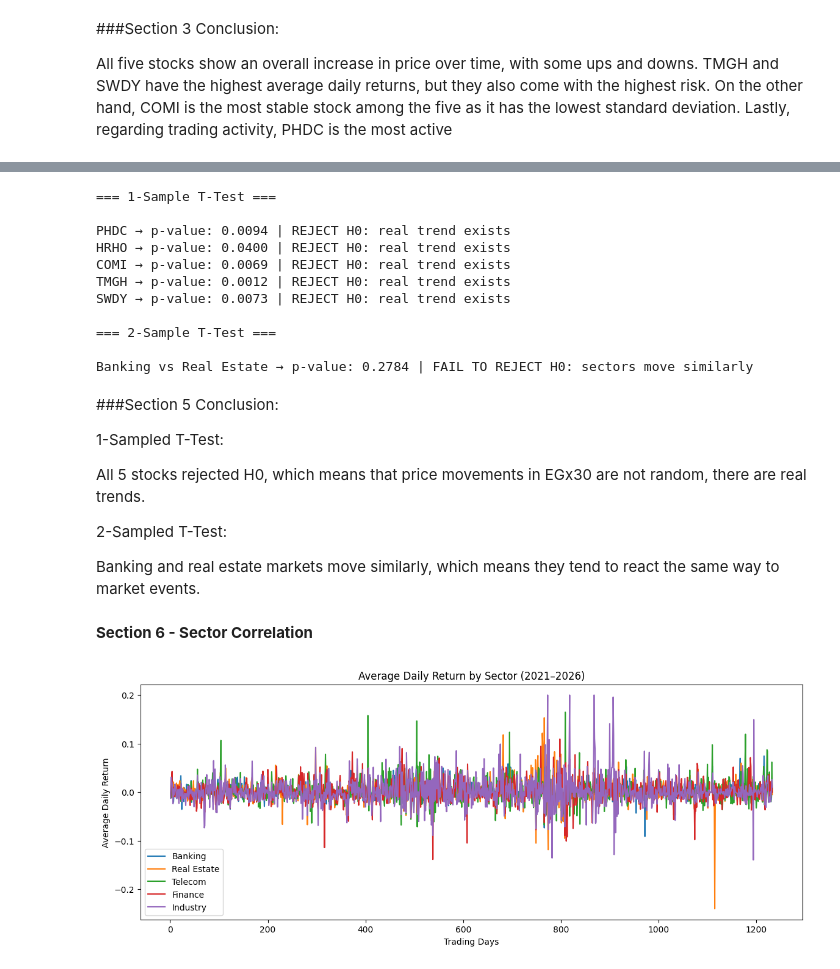
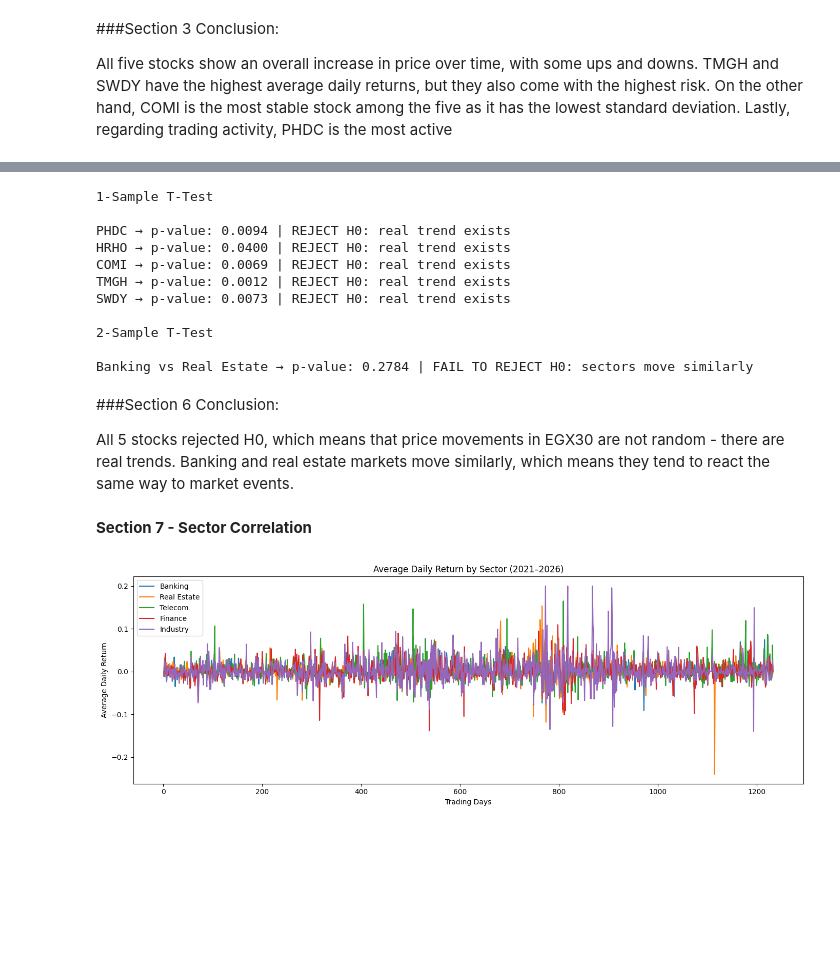
Before and after one commit to mohamedredasafan1/dataroom, a Jupyter notebook: EGx30_Analysis.ipynb, the cells around one changed output, grey strips where cells are left out. Cells and saved outputs as stored; diff of their text form; code cells hidden in the pictures; blank space fills up the shorter version.

```diff
--- a/EGx30_Analysis.ipynb
+++ b/EGx30_Analysis.ipynb
@@ -104,7 +95,6 @@ SWDY — rows: 1234, missing values left: 1
 # %% [markdown]
 **Section 3 - Exploratory Data Analysis (EDA)**
 # %%
-# In this section, we will focus on the top 5 stocks in the EGx30 index
 top5 = {
     'PHDC': stocks['PHDC'],  # Real Estate
     'HRHO': stocks['HRHO'],  # Finance
@@ -113,35 +103,30 @@ top5 = {
     'SWDY': stocks['SWDY'],  # Industry
 }
 
-# 1- Calculating daily returns summary statistics
-for name, df in top5.items():
-    mean = df['dailyReturn'].mean()   # average daily return
-    std  = df['dailyReturn'].std()    # how much it varies day to day
-    print(f"{name} → Average daily return: {mean:.4f} | Std deviation: {std:.4f}")
-
-
-# 2- Visualizing price trends
+# Closing price trends
 plt.figure(figsize=(14, 5))
 
 for name, df in top5.items():
-    plt.plot(df['Date'], df['Close'], label=name)
+    plt.plot(df.index, df['Close'], label=name)
 
 plt.title('Closing Price Over Time (2021–2026)')
 plt.xlabel('Date')
 plt.ylabel('Price (EGP)')
 plt.legend()
+plt.tight_layout()
 plt.show()
 
 
-# 3- Volume spikes
+# Volume spikes
 plt.figure(figsize=(14, 5))
 
 for name, df in top5.items():
-    plt.plot(df['Date'], df['Volume'], label=name)
+    plt.plot(df.index, df['Volume'], label=name)
 
 plt.title('Trading Volume Over Time (2021–2026)')
 plt.xlabel('Date')
 plt.ylabel('Volume (shares traded)')
 plt.legend()
+plt.tight_layout()
 plt.show()
 # %% [output]
@@ -158,0 +178,21 @@ All five stocks show an overall increase in price over time, with some ups and d
+# %%
+# Risk vs Return scatter , gives a quick read on which stocks
+# reward you per unit of risk taken
+fig, ax = plt.subplots(figsize=(9, 5))
+colors = plt.cm.tab10(range(len(desc_df)))
+
+for i, row in desc_df.iterrows():
+    ax.scatter(row['Std Dev (%)'], row['Mean Ret (%)'],
+               s=180, color=colors[i], zorder=5, label=row['Stock'])
+    ax.annotate(row['Stock'],
+                (row['Std Dev (%)'], row['Mean Ret (%)']),
+                textcoords='offset points', xytext=(7, 4), fontsize=9)
+
+ax.axhline(0, color='gray', linewidth=0.8, linestyle='--')
+ax.set_xlabel('Daily Volatility - Std Dev (%)')
+ax.set_ylabel('Mean Daily Return (%)')
+ax.set_title('Risk vs Return - All 10 Stocks')
+ax.legend(fontsize=8, ncol=2)
+ax.grid(True, alpha=0.3)
+plt.tight_layout()
+plt.show()
@@ -200,37 +235,36 @@ H1: The average daily return ≠ 0 (there is a real trend)
 We use a 1-sample t-test on each of the top 5 stocks,
 then a 2-sample t-test comparing Banking vs Real Estate.
 # %%
-# 1-Sample t-test:
-
-print("=== 1-Sample T-Test ===\n")
+# 1-Sample t-test
+print("1-Sample T-Test\n")
 
 for name, df in top5.items():
     result = stats.ttest_1samp(df['dailyReturn'].dropna(), 0)
     p = result.pvalue
     if p < 0.05:
-      conclusion = "REJECT H0: real trend exists"
+        conclusion = "REJECT H0: real trend exists"
     else:
-      conclusion = "FAIL TO REJECT H0: looks random"
+        conclusion = "FAIL TO REJECT H0: looks random"
     print(f"{name} → p-value: {p:.4f} | {conclusion}")
 
 
 # 2-Sample t-test (Banking vs Real Estate)
+print("\n2-Sample T-Test\n")
 
-print("\n=== 2-Sample T-Test ===\n")
+banking     = pd.concat([stocks['COMI']['dailyReturn'], stocks['CIEB']['dailyReturn']]).dropna()
+realestate  = pd.concat([stocks['TMGH']['dailyReturn'], stocks['PHDC']['dailyReturn']]).dropna()
 
-banking = pd.concat([stocks['COMI']['dailyReturn'], stocks['CIEB']['dailyReturn']]).dropna()
+result = stats.ttest_ind(banking, realestate, equal_var=False)
+p = result.pvalue
 
-realestate = pd.concat([stocks['TMGH']['dailyReturn'], stocks['PHDC']['dailyReturn']]).dropna()
-
-result = stats.ttest_ind(banking, realestate)
-p = result.pvalue
 if p < 0.05:
     conclusion = "REJECT H0: sectors move differently"
 else:
     conclusion = "FAIL TO REJECT H0: sectors move similarly"
+
 print(f"Banking vs Real Estate → p-value: {p:.4f} | {conclusion}")
 # %% [output]
-=== 1-Sample T-Test ===
+1-Sample T-Test
 
 PHDC → p-value: 0.0094 | REJECT H0: real trend exists
 HRHO → p-value: 0.0400 | REJECT H0: real trend exists
@@ -238,41 +272,36 @@ COMI → p-value: 0.0069 | REJECT H0: real trend exists
 TMGH → p-value: 0.0012 | REJECT H0: real trend exists
 SWDY → p-value: 0.0073 | REJECT H0: real trend exists
 
-=== 2-Sample T-Test ===
+2-Sample T-Test
 
 Banking vs Real Estate → p-value: 0.2784 | FAIL TO REJECT H0: sectors move similarly
 # %% [markdown]
-###Section 5 Conclusion:
+###Section 6 Conclusion:
 
-1-Sampled T-Test:
-
-All 5 stocks rejected H0, which means that price movements in EGx30 are not random, there are real trends.
-
-2-Sampled T-Test:
-
-Banking and real estate markets move similarly, which means they tend to react the same way to market events.
+All 5 stocks rejected H0, which means that price movements in EGX30 are not random - there are real trends. Banking and real estate markets move similarly, which means they tend to react the same way to market events.
 # %% [markdown]
-**Section 6 - Sector Correlation**
+**Section 7 - Sector Correlation**
 # %%
 sectorGroups = {
     'Banking':     ['COMI', 'CIEB', 'CANA'],
     'Real Estate': ['TMGH', 'PHDC', 'OCDI'],
     'Telecom':     ['ETEL'],
     'Finance':     ['HRHO', 'CCAP'],
     'Industry':    ['SWDY']
 }
 
 plt.figure(figsize=(14, 5))
 
 for sector, sectorStocks in sectorGroups.items():
     avg = pd.concat([stocks[i]['dailyReturn'] for i in sectorStocks], axis=1).mean(axis=1)
     plt.plot(avg.values, label=sector)
 
 plt.title('Average Daily Return by Sector (2021–2026)')
 plt.xlabel('Trading Days')
 plt.ylabel('Average Daily Return')
 plt.legend()
+plt.tight_layout()
 plt.show()
 # %% [output]
-[figure, old version]
+[figure, new version]
 # %% [markdown]
```
Also changed, not shown: parts of 25 cells of this notebook.
